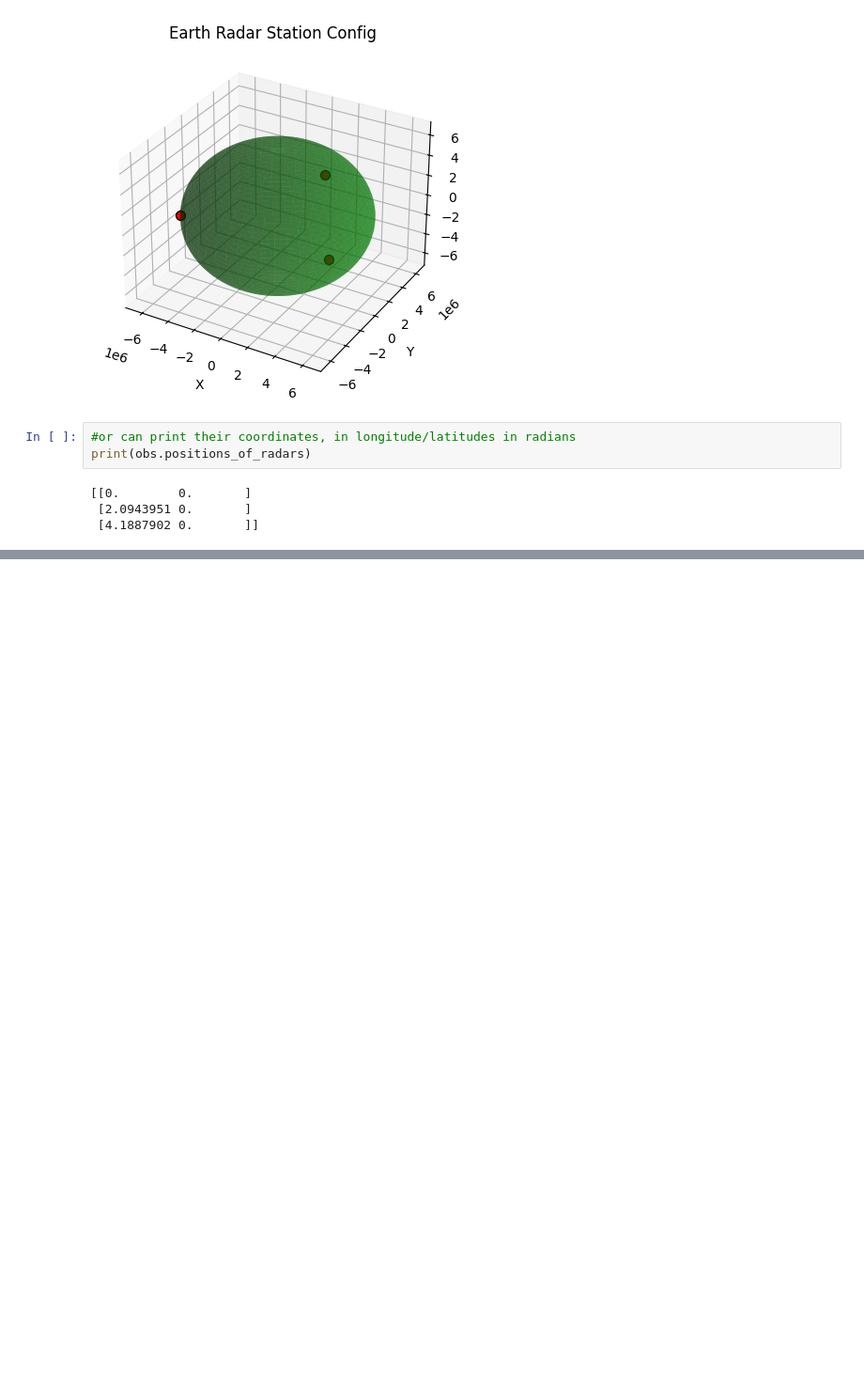
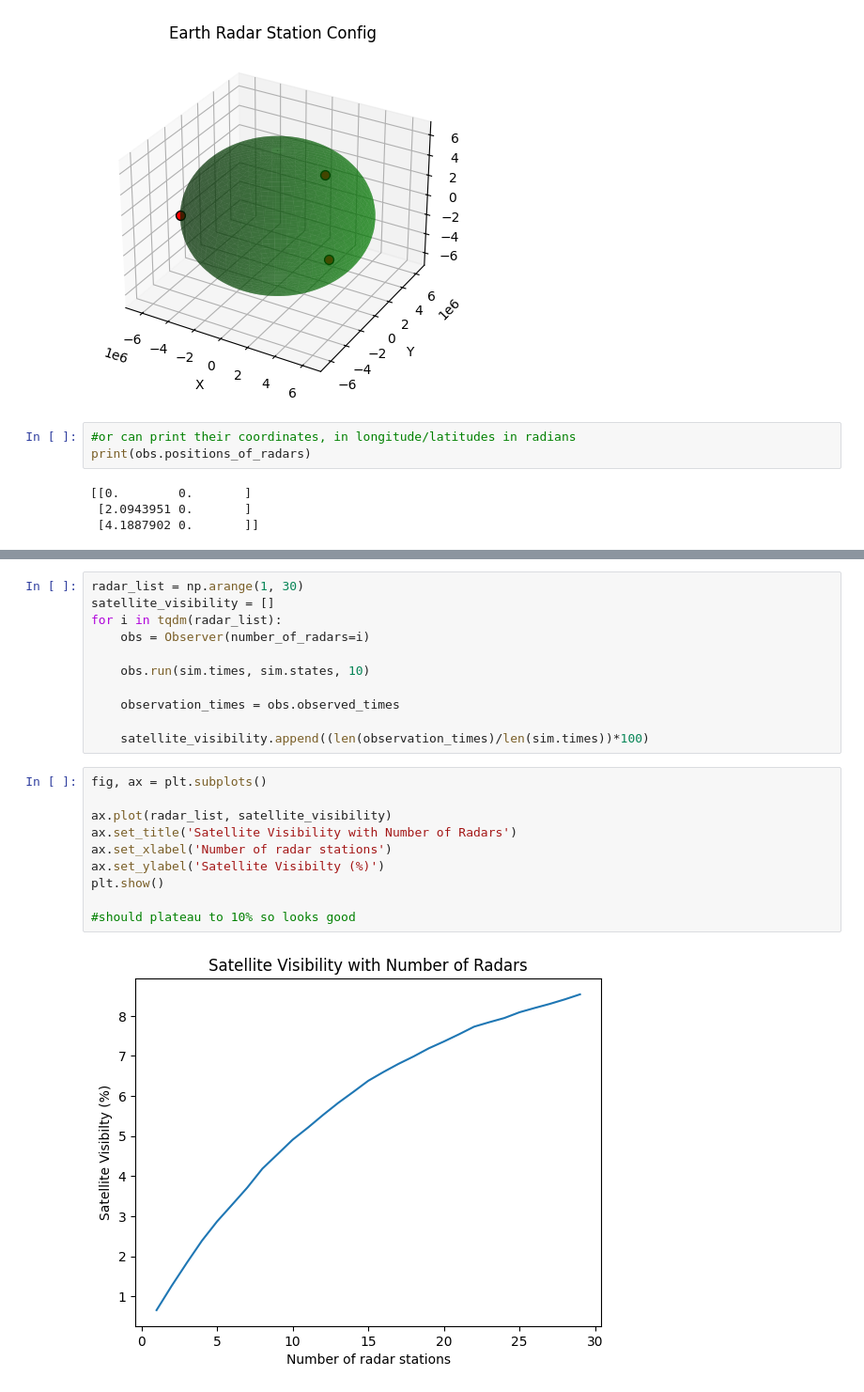
Before and after one commit to brendanbennett/deorbiter, a Jupyter notebook: examples/observation_example.ipynb, the cells around one changed output, grey strips where cells are left out. Shown: that part at 94% size. Cells and saved outputs as stored; diff of their text form; blank space fills up the shorter version.

```diff
--- a/examples/observation_example.ipynb
+++ b/examples/observation_example.ipynb
@@ -62,0 +60,23 @@ plt.show()
+# %%
+radar_list = np.arange(1, 30)
+satellite_visibility = []
+for i in tqdm(radar_list):
+    obs = Observer(number_of_radars=i)
+
+    obs.run(sim.times, sim.states, 10)
+
+    observation_times = obs.observed_times
+
+    satellite_visibility.append((len(observation_times)/len(sim.times))*100)
+# %%
+fig, ax = plt.subplots()
+
+ax.plot(radar_list, satellite_visibility)
+ax.set_title('Satellite Visibility with Number of Radars')
+ax.set_xlabel('Number of radar stations')
+ax.set_ylabel('Satellite Visibilty (%)')
+plt.show()
+
+#should plateau to 10% so looks good
+# %% [output]
+[figure, added]
```
Also changed, not shown: parts of 5 cells of this notebook.
